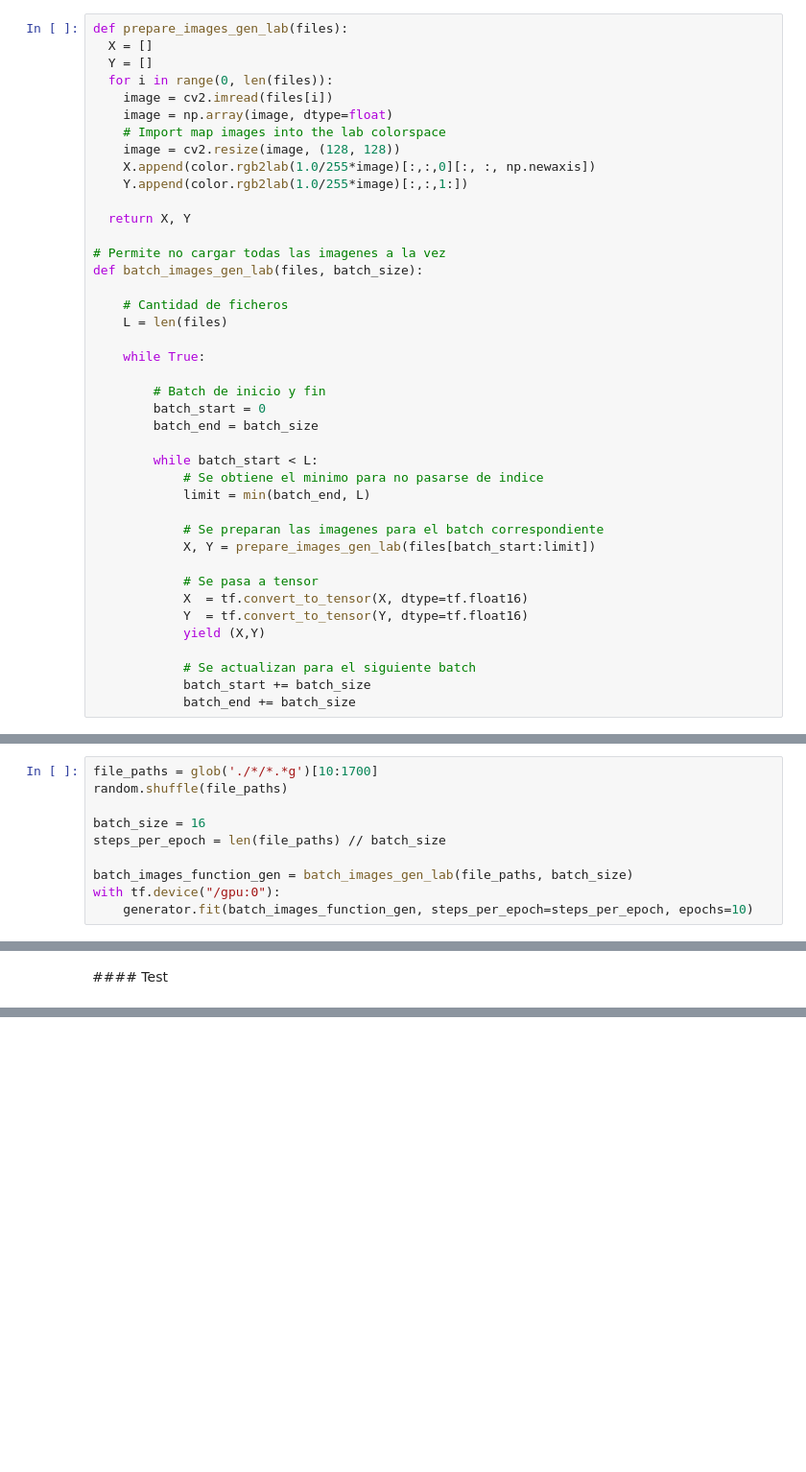
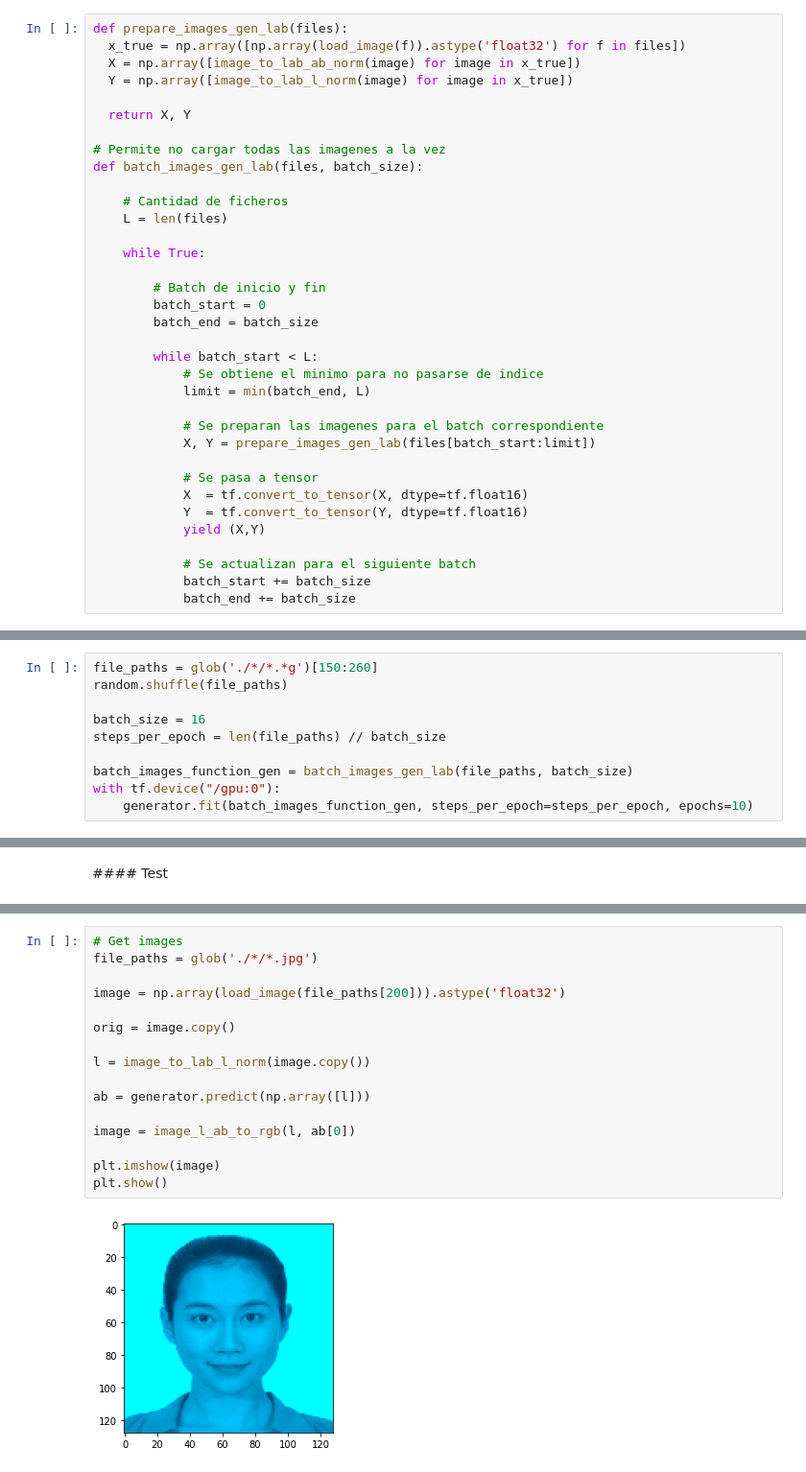
Before and after one commit to IA2021UR/trabajo-ia-en-la-comunidad-de-la-rioja-equipo-4, a Jupyter notebook: comparacion_modelos.ipynb, the cells around one changed output, grey strips where cells are left out. Shown: that part at 96% size. Saved outputs shown, nothing was run; the diff lists cells and outputs as text; blank space fills up the shorter version.

```diff
--- a/comparacion_modelos.ipynb
+++ b/comparacion_modelos.ipynb
@@ -584,15 +574,9 @@ plt.show()
 #### Funciones
 # %%
 def prepare_images_gen_lab(files):
-  X = []
-  Y = []
-  for i in range(0, len(files)):
-    image = cv2.imread(files[i])
-    image = np.array(image, dtype=float)
-    # Import map images into the lab colorspace
-    image = cv2.resize(image, (128, 128))
-    X.append(color.rgb2lab(1.0/255*image)[:,:,0][:, :, np.newaxis])
-    Y.append(color.rgb2lab(1.0/255*image)[:,:,1:])
+  x_true = np.array([np.array(load_image(f)).astype('float32') for f in files])
+  X = np.array([image_to_lab_ab_norm(image) for image in x_true])
+  Y = np.array([image_to_lab_l_norm(image) for image in x_true])
 
   return X, Y
 
@@ -635,7 +619,7 @@ opt = tf.keras.optimizers.RMSprop(
 
 generator.compile(optimizer=opt,loss='mse', metrics=['accuracy'])
 # %%
-file_paths = glob('./*/*.*g')[10:1700]
+file_paths = glob('./*/*.*g')[150:260]
 random.shuffle(file_paths)
 
 batch_size = 16
@@ -745,0 +673,18 @@ plt.show()
+# %%
+# Get images
+file_paths = glob('./*/*.jpg')
+
+image = np.array(load_image(file_paths[200])).astype('float32')
+
+orig = image.copy()
+
+l = image_to_lab_l_norm(image.copy())
+
+ab = generator.predict(np.array([l]))
+
+image = image_l_ab_to_rgb(l, ab[0])
+
+plt.imshow(image)
+plt.show()
+# %% [output]
+[figure, added]
```
Also changed, not shown: parts of 11 cells of this notebook.
